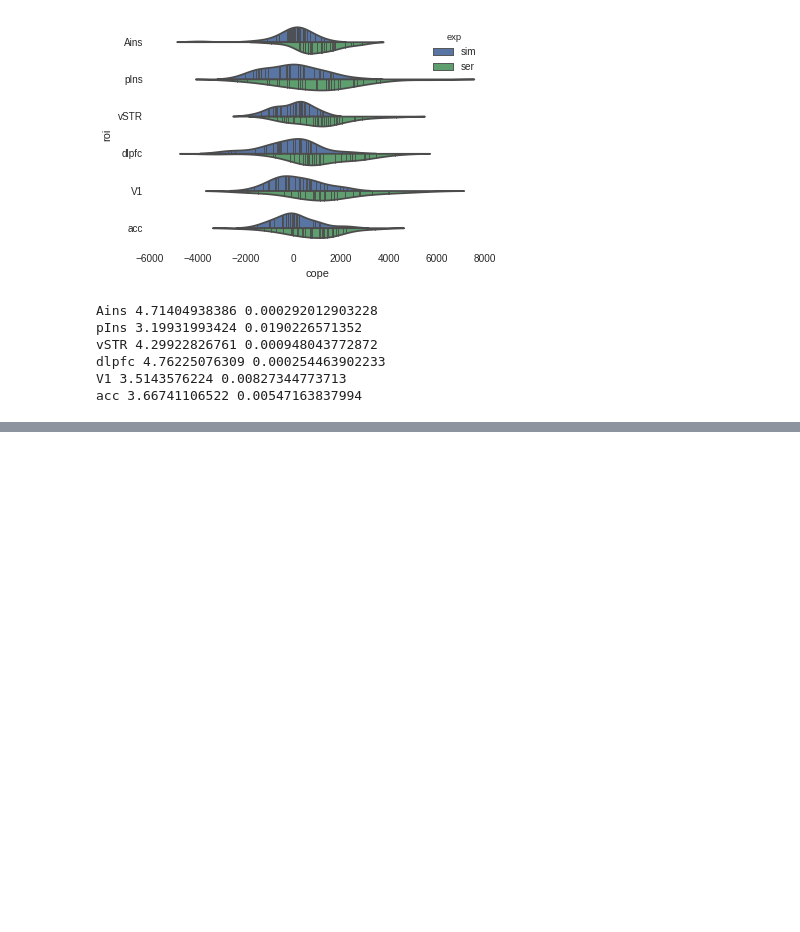
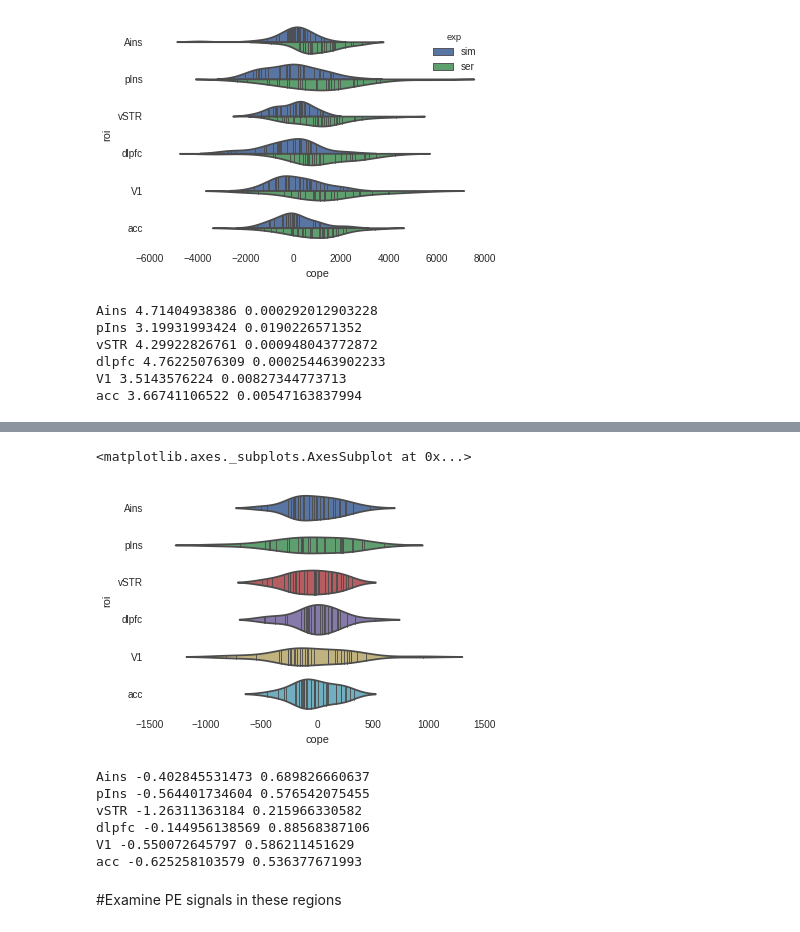
Before and after one commit to iancballard/fd_fmri, a Jupyter notebook: roi_analysis.ipynb, the cells around one changed output, grey strips where cells are left out. Cells and saved outputs as stored; diff of their text form; code cells hidden in the pictures; blank space fills up the shorter version.

```diff
--- a/roi_analysis.ipynb
+++ b/roi_analysis.ipynb
@@ -187,0 +436,22 @@ for exp in ['sim','ser']:
+# %%
+df = parse_output(output,'ppi_state')
+sns.violinplot(x='cope',y='roi',data=df,split=True,inner = 'stick')
+# %% [output]
+<matplotlib.axes._subplots.AxesSubplot at 0x...>
+[figure, added]
+# %%
+for index in roi_map.keys():
+    roi = roi_map[index]
+    roi_df = df[df['roi']==roi]
+    t,p = scipy.stats.ttest_1samp(roi_df.ix[roi_df['exp']=='ser','cope'].values,
+                          0)
+    print roi,str(t),str(p)
+# %% [output]
+Ains -0.402845531473 0.689826660637
+pIns -0.564401734604 0.576542075455
+vSTR -1.26311363184 0.215966330582
+dlpfc -0.144956138569 0.88568387106
+V1 -0.550072645797 0.586211451629
+acc -0.625258103579 0.536377671993
+# %% [markdown]
+#Examine PE signals in these regions
```
Also changed, not shown: parts of 101 cells of this notebook.
